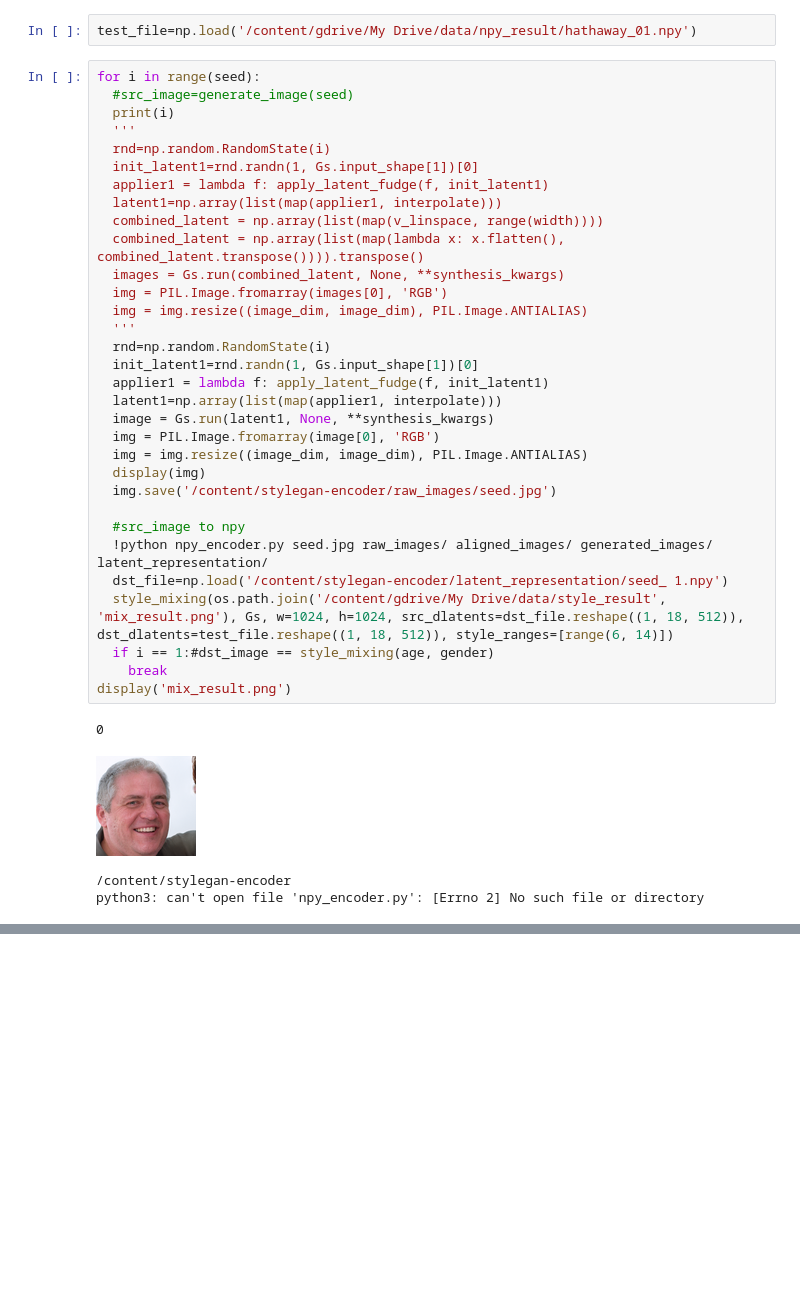
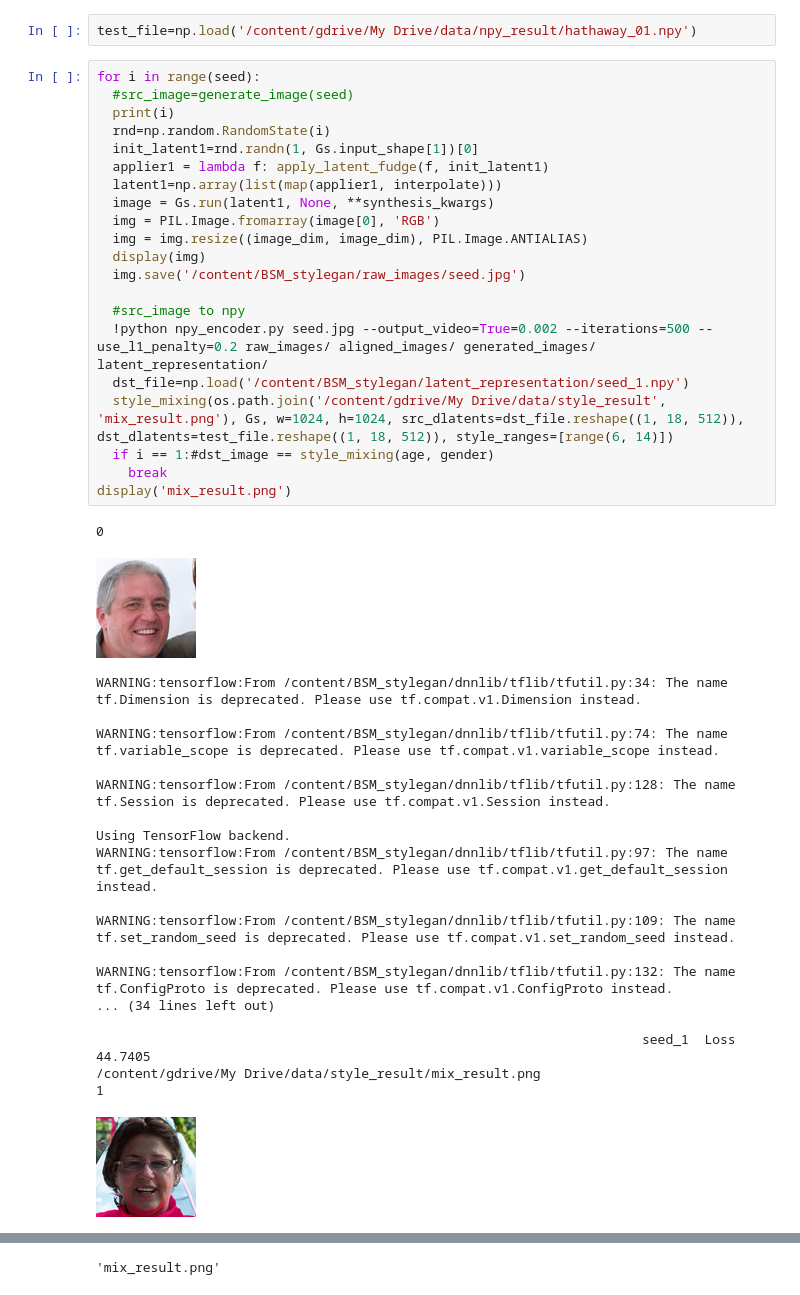
Before and after one commit to wlgh312/BSM_stylegan, a Jupyter notebook: Stylegan_colab.ipynb, the cells around one changed output, grey strips where cells are left out. Saved outputs shown, nothing was run; the diff lists cells and outputs as text; blank space fills up the shorter version.

Commit message:
modified_encoder

```diff
--- a/Stylegan_colab.ipynb
+++ b/Stylegan_colab.ipynb
@@ -145,37 +110,42 @@ test_file=np.load('/content/gdrive/My Drive/data/npy_result/hathaway_01.npy')
 # %%
 for i in range(seed):
   #src_image=generate_image(seed)
   print(i)
-  '''
-  rnd=np.random.RandomState(i)
-  init_latent1=rnd.randn(1, Gs.input_shape[1])[0]
-  applier1 = lambda f: apply_latent_fudge(f, init_latent1)
-  latent1=np.array(list(map(applier1, interpolate)))
-  combined_latent = np.array(list(map(v_linspace, range(width))))
-  combined_latent = np.array(list(map(lambda x: x.flatten(), combined_latent.transpose()))).transpose()
-  images = Gs.run(combined_latent, None, **synthesis_kwargs)
-  img = PIL.Image.fromarray(images[0], 'RGB')
-  img = img.resize((image_dim, image_dim), PIL.Image.ANTIALIAS)
-  '''
   rnd=np.random.RandomState(i)
   init_latent1=rnd.randn(1, Gs.input_shape[1])[0]
   applier1 = lambda f: apply_latent_fudge(f, init_latent1)
   latent1=np.array(list(map(applier1, interpolate)))
   image = Gs.run(latent1, None, **synthesis_kwargs)
   img = PIL.Image.fromarray(image[0], 'RGB')
   img = img.resize((image_dim, image_dim), PIL.Image.ANTIALIAS)
   display(img)
-  img.save('/content/stylegan-encoder/raw_images/seed.jpg')
+  img.save('/content/BSM_stylegan/raw_images/seed.jpg')
 
   #src_image to npy
-  !python npy_encoder.py seed.jpg raw_images/ aligned_images/ generated_images/ latent_representation/
-  dst_file=np.load('/content/stylegan-encoder/latent_representation/seed_ 1.npy')
+  !python npy_encoder.py seed.jpg --output_video=True=0.002 --iterations=500 --use_l1_penalty=0.2 raw_images/ aligned_images/ generated_images/ latent_representation/
+  dst_file=np.load('/content/BSM_stylegan/latent_representation/seed_1.npy')
   style_mixing(os.path.join('/content/gdrive/My Drive/data/style_result', 'mix_result.png'), Gs, w=1024, h=1024, src_dlatents=dst_file.reshape((1, 18, 512)), dst_dlatents=test_file.reshape((1, 18, 512)), style_ranges=[range(6, 14)])
   if i == 1:#dst_image == style_mixing(age, gender)
     break
 display('mix_result.png')
 # %% [output]
 0
 [figure]
-/content/stylegan-encoder
-python3: can't open file 'npy_encoder.py': [Errno 2] No such file or directory
+WARNING:tensorflow:From /content/BSM_stylegan/dnnlib/tflib/tfutil.py:34: The name tf.Dimension is deprecated. Please use tf.compat.v1.Dimension instead.
+
+WARNING:tensorflow:From /content/BSM_stylegan/dnnlib/tflib/tfutil.py:74: The name tf.variable_scope is deprecated. Please use tf.compat.v1.variable_scope instead.
+
+WARNING:tensorflow:From /content/BSM_stylegan/dnnlib/tflib/tfutil.py:128: The name tf.Session is deprecated. Please use tf.compat.v1.Session instead.
+
+Using TensorFlow backend.
+WARNING:tensorflow:From /content/BSM_stylegan/dnnlib/tflib/tfutil.py:97: The name tf.get_default_session is deprecated. Please use tf.compat.v1.get_default_session instead.
+
+WARNING:tensorflow:From /content/BSM_stylegan/dnnlib/tflib/tfutil.py:109: The name tf.set_random_seed is deprecated. Please use tf.compat.v1.set_random_seed instead.
+
+WARNING:tensorflow:From /content/BSM_stylegan/dnnlib/tflib/tfutil.py:132: The name tf.ConfigProto is deprecated. Please use tf.compat.v1.ConfigProto instead.
+... (34 lines left out)
+
+                                                                      seed_1  Loss 44.7405
+/content/gdrive/My Drive/data/style_result/mix_result.png
+1
+[figure, added]
@@ -182,0 +169 @@ FileNotFoundError: ignored
+'mix_result.png'
```
Also changed, not shown: parts of 8 cells of this notebook, 2 other files.
